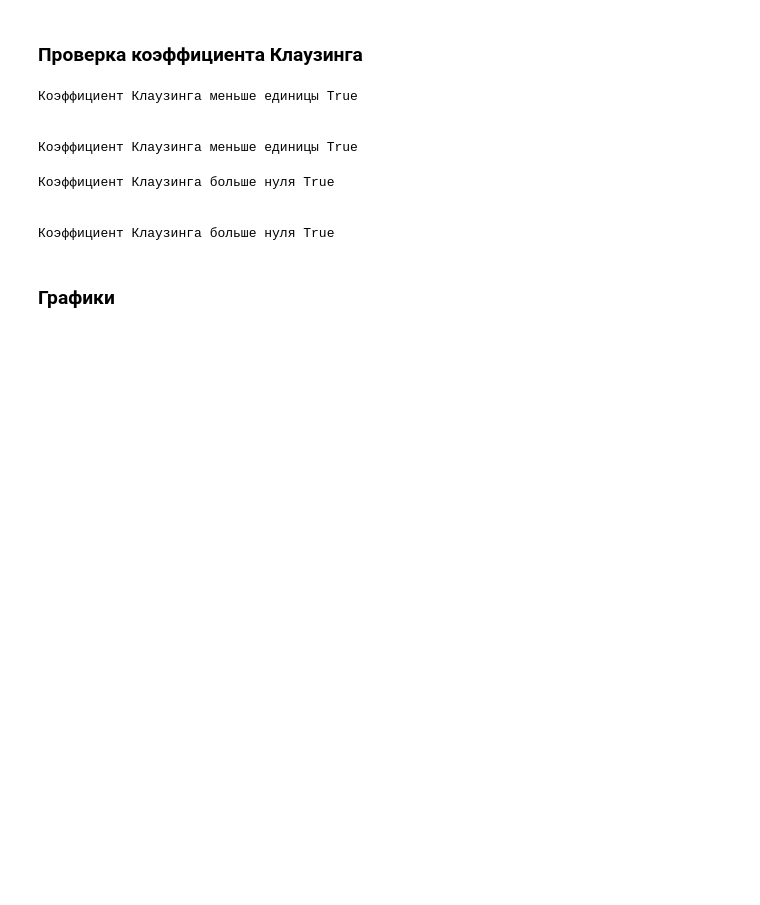
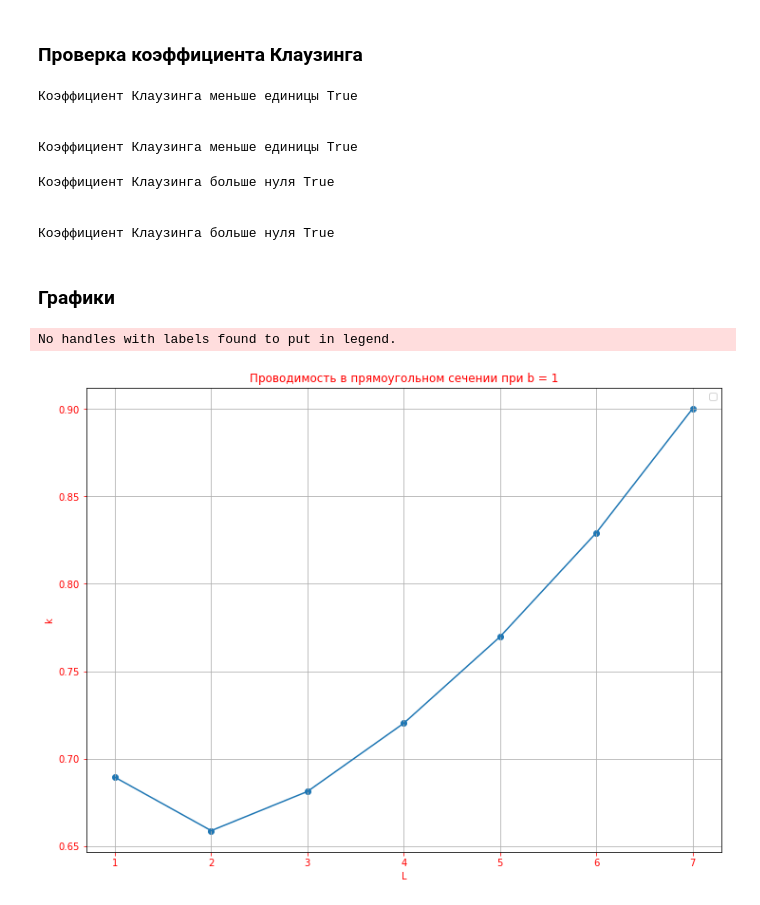
Before and after one commit to eprush/MethodOfAngularCoefficients, a Jupyter notebook: tests.ipynb, the cells around one changed output. Cells and saved outputs as stored; diff of their text form; code cells hidden in the pictures; blank space fills up the shorter version.

```diff
--- a/tests.ipynb
+++ b/tests.ipynb
@@ -220,17 +198,12 @@ def lines(x, k, filename = "", dirname = ""):
 #ф-ция строит, называет,
 #выводит и сохраняет 2 графика
 #для разных прямоугольных сечений
-def draw(num_1 = 10, num_2 = 10):
-    x   = range(1,11)
-    k_1 = [Rectangular(1,1,element).clausing(num_1, num_2) for element in x]
+def draw_L(b):
+    x = range(1,8)
+    k = [Rectangular(1,b,element).clausing() for element in x]
 
     graph = Graph()
-    graph.customize_graph("Проводимость в прямоугольном сечении при b = 1", "L")
-    lines(x, k_1, "b1.png", "rectangular")
-    plt.show()
-
-    k_2 = [Rectangular(1,5,element).clausing(num_1, num_2) for element in x]
-    graph.customize_graph("Проводимость в прямоугольном сечении при b = 5", "L")
-    lines(x, k_2, "b5.png", "rectangular")
+    graph.customize_graph("Проводимость в прямоугольном сечении при b = " + str(b), "L")
+    lines(x, k, "b" + str(b) + ".png", "rectangular")
     plt.show()
     return
@@ -238,0 +210,5 @@ draw(100,100)
+# %%
+draw_L(1)
+# %% [output]
+No handles with labels found to put in legend.
+[figure, added]
```
Also changed, not shown: parts of 15 cells of this notebook, 5 other files.
